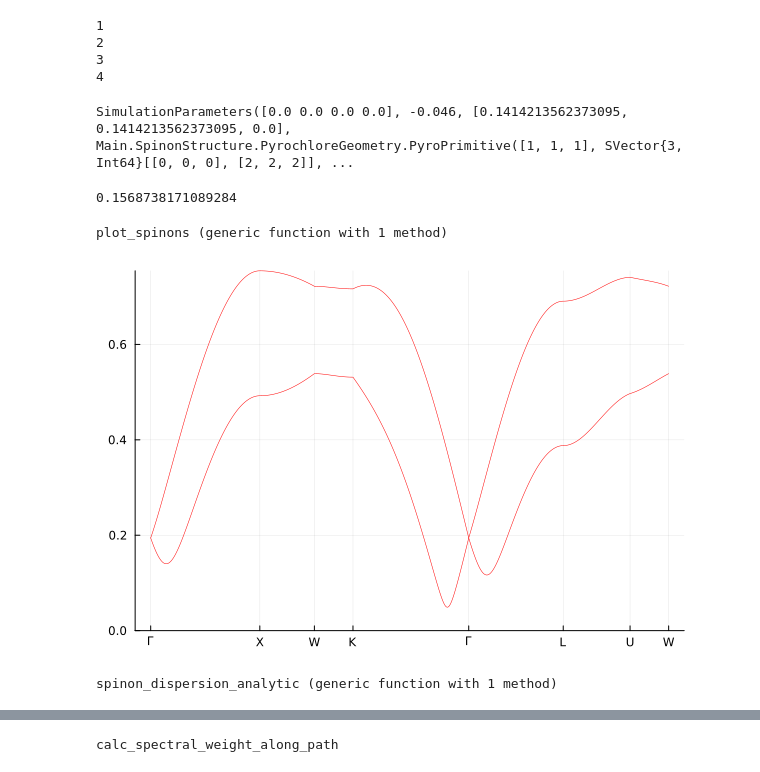
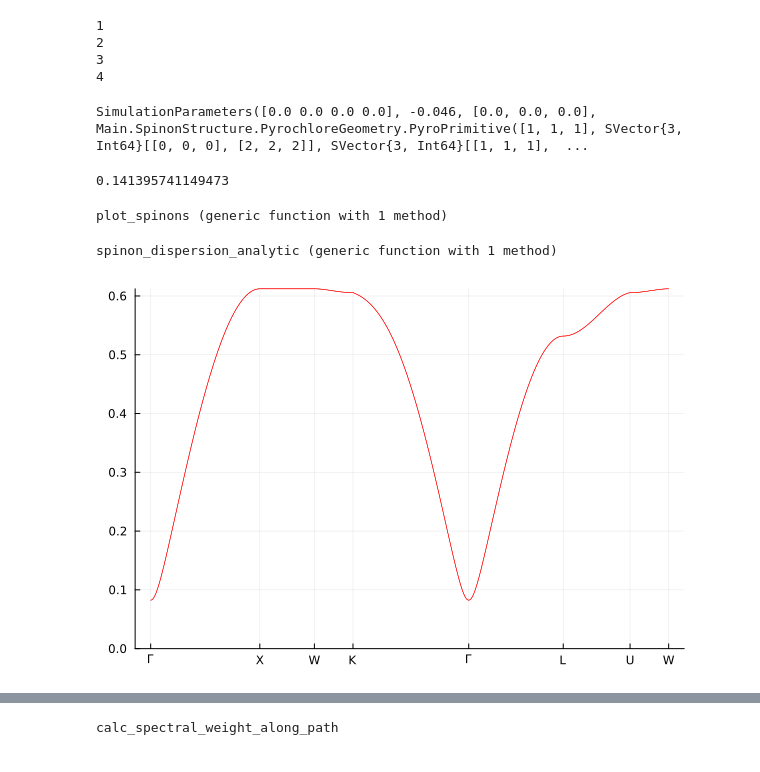
Before and after one commit to Spuriosity1/qsi-spinon-gmft, a Jupyter notebook: spinon_benchmark.ipynb, the cells around one changed output, grey strips where cells are left out. Saved outputs shown, nothing was run; the diff lists cells and outputs as text; code cells hidden in the pictures.

```diff
--- a/spinon_benchmark.ipynb
+++ b/spinon_benchmark.ipynb
@@ -114,13 +120,13 @@ high_symmetry_points_2 = Dict(
 path = generate_path(high_symmetry_points, split("\\Gamma X W K \\Gamma L U W"), points_per_unit=30, K_units=4π/8);
 # %%
 lat_min = geom.PyroPrimitive(1,1,1)
-sim_0 = SimulationParameters("TEST_0flux", lattice=lat_min, A=zeros(1,4), Jpm=-0.046, B=0.2*[1,1,0]/sqrt(2))
+sim_0 = SimulationParameters("TEST_0flux", lattice=lat_min, A=zeros(1,4), Jpm=-0.046, B=[0.,0.,0.])
 # %% [output]
-SimulationParameters([0.0 0.0 0.0 0.0], -0.046, [0.1414213562373095, 0.1414213562373095, 0.0], Main.SpinonStructure.PyrochloreGeometry.PyroPrimitive([1, 1, 1], SVector{3, Int64}[[0, 0, 0], [2, 2, 2]], ...
+SimulationParameters([0.0 0.0 0.0 0.0], -0.046, [0.0, 0.0, 0.0], Main.SpinonStructure.PyrochloreGeometry.PyroPrimitive([1, 1, 1], SVector{3, Int64}[[0, 0, 0], [2, 2, 2]], SVector{3, Int64}[[1, 1, 1],  ...
 # %%
-λ_0 = SpinonStructure.calc_lambda(sim_0,10000,2.)
+λ_0 = SpinonStructure.calc_lambda(sim_0)
 # %% [output]
-0.1568738171089284
+0.141395741149473
 # %%
 path = generate_path(geom.high_symmetry_points, split("\\Gamma X W K \\Gamma L U W"), points_per_unit=150, K_units=2π/8);
 # %%
@@ -149,12 +155,6 @@ function plot_spinons(f;color=:black)
 end
 # %% [output]
 plot_spinons (generic function with 1 method)
-# %%
-plot()
-
-plot_spinons(f1,color=:red)
-# %% [output]
-[figure, old version]
 # %%
 function spinon_dispersion_analytic(k, sim)
     ϵ = M_analytic_0flux(sim.Jpm, k)
@@ -162,6 +162,14 @@ function spinon_dispersion_analytic(k, sim)
 end
 # %% [output]
 spinon_dispersion_analytic (generic function with 1 method)
+# %%
+plot()
+f1 = k-> spinon_dispersion(k, sim_0, λ_0 )[1]
+f_analy = k-> spinon_dispersion_analytic(k,sim_0)
+plot_spinons(f1,color=:red)
+# plot_spinons(f1,color=:black)
+# %% [output]
+[figure, new version]
 # %%
 const integration_settings = Dict(
     "very_fast" => IntegrationParameters(n_K_samples=10,   broadening_dE=0.1),
```
Also changed, not shown: parts of 7 cells of this notebook, 38 other files.
